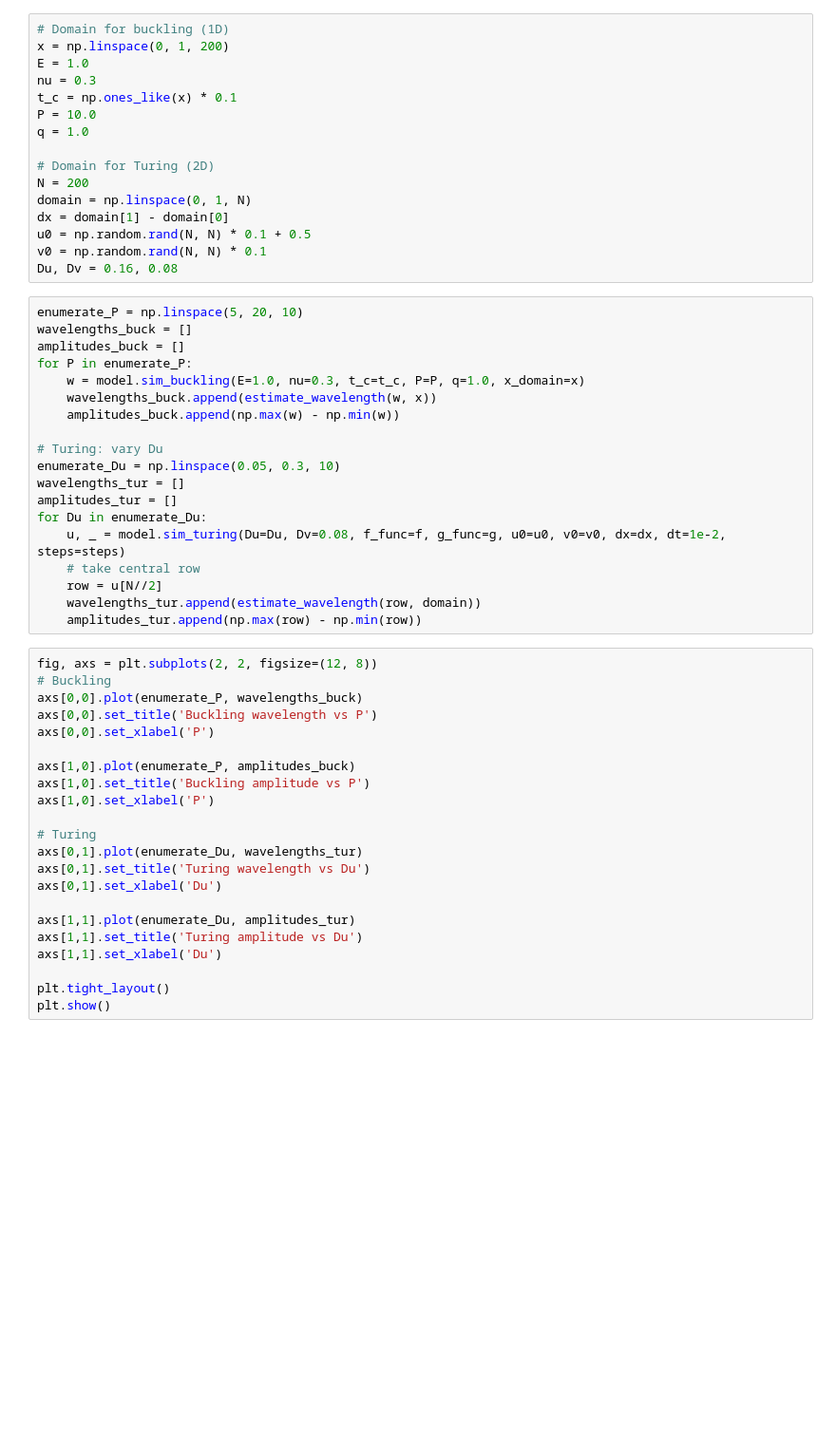
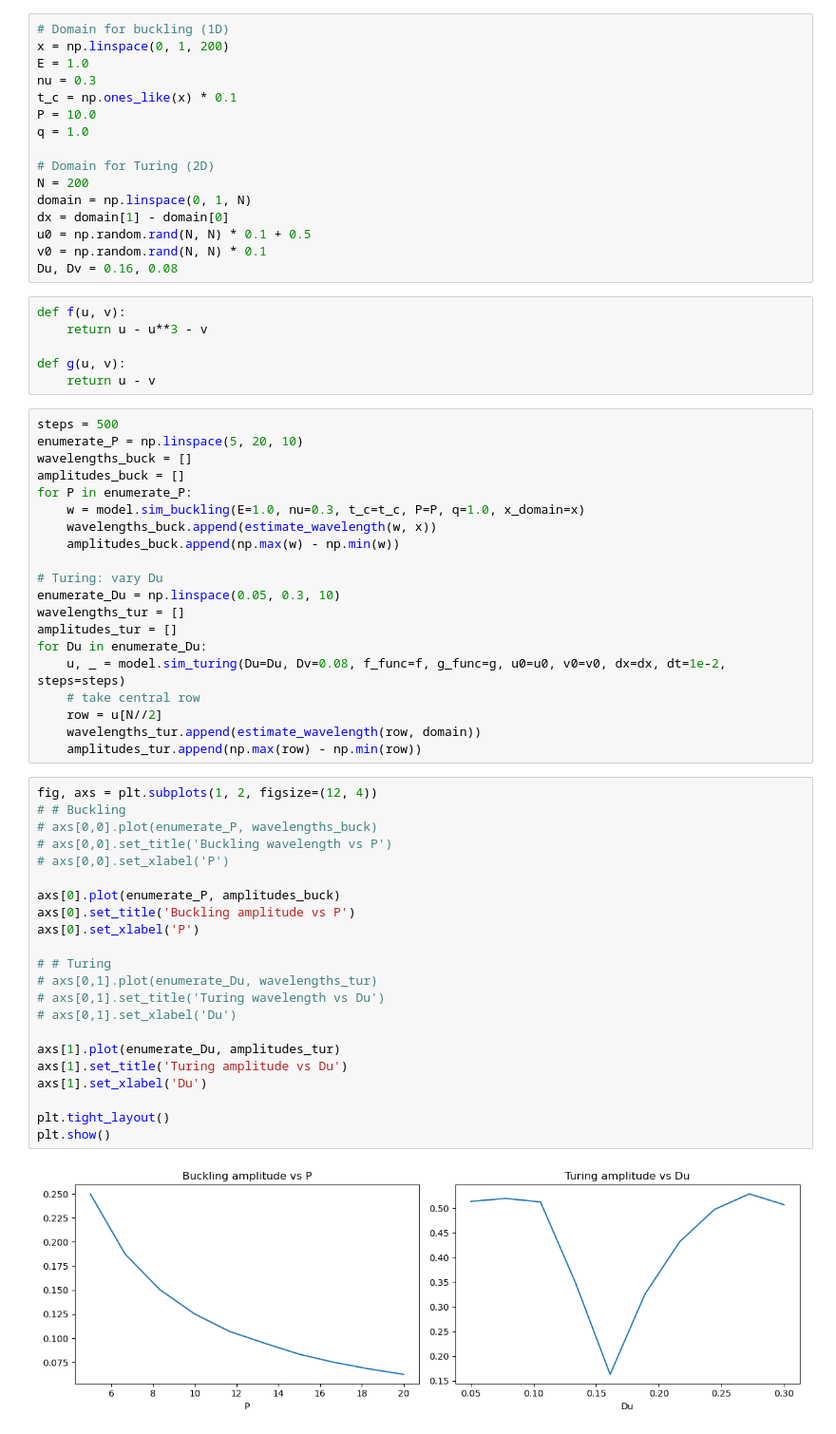
Before and after one commit to JiachenWang512/Cortical_Folding, a Jupyter notebook: sensitivity_analysis.ipynb, the cells around one changed output. Shown: that part at 95% size. Saved outputs shown, nothing was run; the diff lists cells and outputs as text; blank space fills up the shorter version.

```diff
--- a/sensitivity_analysis.ipynb
+++ b/sensitivity_analysis.ipynb
@@ -30,7 +30,14 @@ dx = domain[1] - domain[0]
 u0 = np.random.rand(N, N) * 0.1 + 0.5
 v0 = np.random.rand(N, N) * 0.1
 Du, Dv = 0.16, 0.08
+# %%
+def f(u, v):
+    return u - u**3 - v
+
+def g(u, v):
+    return u - v
 # %%
+steps = 500
 enumerate_P = np.linspace(5, 20, 10)
 wavelengths_buck = []
 amplitudes_buck = []
@@ -50,24 +57,26 @@ for Du in enumerate_Du:
     wavelengths_tur.append(estimate_wavelength(row, domain))
     amplitudes_tur.append(np.max(row) - np.min(row))
 # %%
-fig, axs = plt.subplots(2, 2, figsize=(12, 8))
-# Buckling
-axs[0,0].plot(enumerate_P, wavelengths_buck)
-axs[0,0].set_title('Buckling wavelength vs P')
-axs[0,0].set_xlabel('P')
+fig, axs = plt.subplots(1, 2, figsize=(12, 4))
+# # Buckling
+# axs[0,0].plot(enumerate_P, wavelengths_buck)
+# axs[0,0].set_title('Buckling wavelength vs P')
+# axs[0,0].set_xlabel('P')
 
-axs[1,0].plot(enumerate_P, amplitudes_buck)
-axs[1,0].set_title('Buckling amplitude vs P')
-axs[1,0].set_xlabel('P')
+axs[0].plot(enumerate_P, amplitudes_buck)
+axs[0].set_title('Buckling amplitude vs P')
+axs[0].set_xlabel('P')
 
-# Turing
-axs[0,1].plot(enumerate_Du, wavelengths_tur)
-axs[0,1].set_title('Turing wavelength vs Du')
-axs[0,1].set_xlabel('Du')
+# # Turing
+# axs[0,1].plot(enumerate_Du, wavelengths_tur)
+# axs[0,1].set_title('Turing wavelength vs Du')
+# axs[0,1].set_xlabel('Du')
 
-axs[1,1].plot(enumerate_Du, amplitudes_tur)
-axs[1,1].set_title('Turing amplitude vs Du')
-axs[1,1].set_xlabel('Du')
+axs[1].plot(enumerate_Du, amplitudes_tur)
+axs[1].set_title('Turing amplitude vs Du')
+axs[1].set_xlabel('Du')
 
 plt.tight_layout()
 plt.show()
+# %% [output]
+[figure, added]
```
